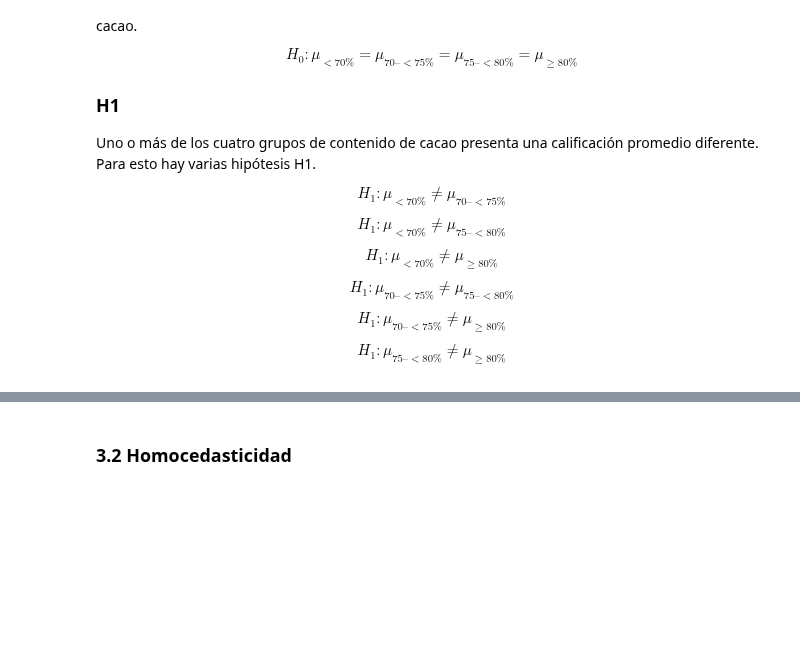
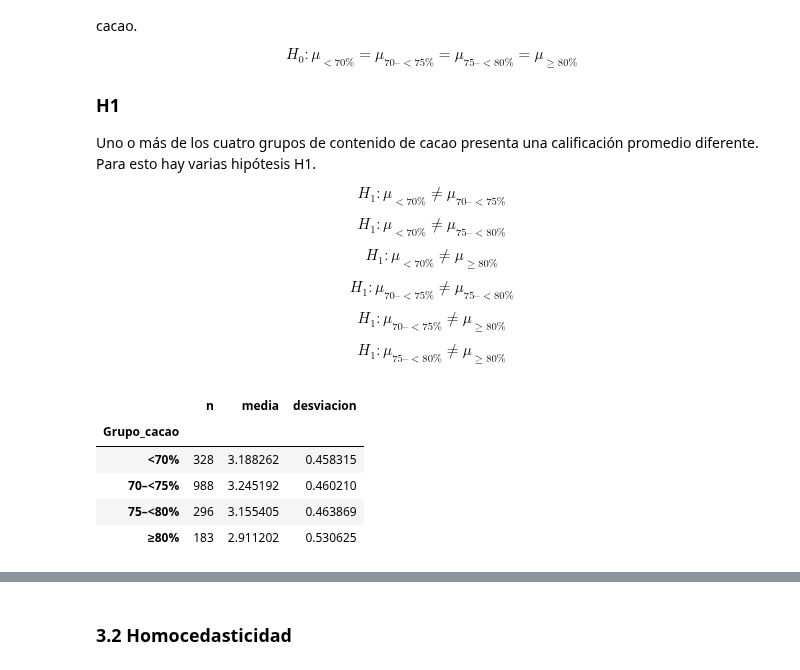
Before and after one commit to cerillo2808/Experimentos_TempName, a Jupyter notebook: AC6-ANOVA/AC6-ANOVA.ipynb, the cells around one changed output, grey strips where cells are left out. Drawn from its saved outputs; the diff is of its cells as text; code cells hidden in the pictures; blank space fills up the shorter version.

```diff
--- a/AC6-ANOVA/AC6-ANOVA.ipynb
+++ b/AC6-ANOVA/AC6-ANOVA.ipynb
@@ -85,4 +85,47 @@ H_1:
 $$
 # %%
 # Dividir el dataset en los grupos de porcentaje.
+datos = df.copy()
+
+# Limpiar saltos de línea y espacios en los nombres de columnas.
+datos.columns = (
+    datos.columns.str.replace(r"\s+", " ", regex=True).str.strip()
+)
+
+# Convertir las variables a números.
+datos["Cocoa Percent"] = pd.to_numeric(
+    datos["Cocoa Percent"].astype(str).str.replace("%", "", regex=False),
+    errors="coerce"
+)
+datos["Rating"] = pd.to_numeric(datos["Rating"], errors="coerce")
+
+# Excluir registros sin porcentaje o calificación.
+datos = datos.dropna(subset=["Cocoa Percent", "Rating"]).copy()
+
+etiquetas = ["<70%", "70–<75%", "75–<80%", "≥80%"]
+
+datos["Grupo_cacao"] = pd.cut(
+    datos["Cocoa Percent"],
+    bins=[float("-inf"), 70, 75, 80, float("inf")],
+    labels=etiquetas,
+    right=False
+)
+
+# Diccionario con las calificaciones de cada grupo.
+grupos = {
+    etiqueta: datos.loc[datos["Grupo_cacao"] == etiqueta, "Rating"]
+    for etiqueta in etiquetas
+}
+
+display(
+    datos.groupby("Grupo_cacao", observed=False)["Rating"]
+    .agg(n="count", media="mean", desviacion="std")
+)
+# %% [output]
+|  | n | media | desviacion |
+| Grupo_cacao |  |  |  |
+| <70% | 328 | 3.188262 | 0.458315 |
+| 70–<75% | 988 | 3.245192 | 0.460210 |
+| 75–<80% | 296 | 3.155405 | 0.463869 |
+| ≥80% | 183 | 2.911202 | 0.530625 |
 # %% [markdown]
```
Also changed, not shown: parts of 5 cells of this notebook.
